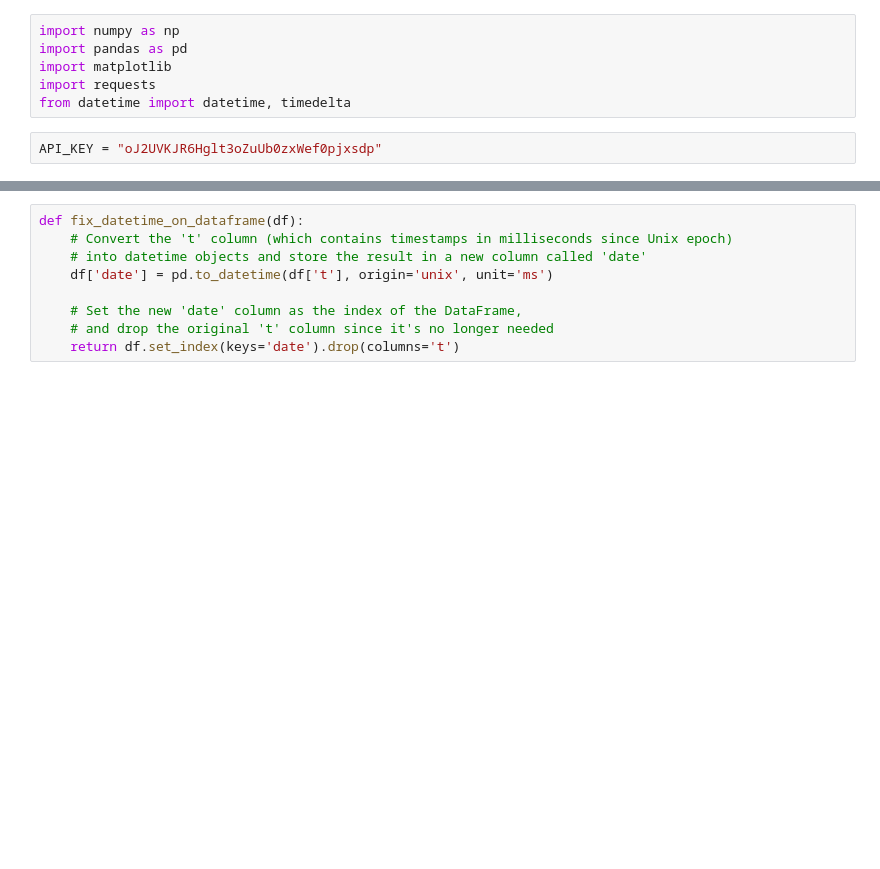
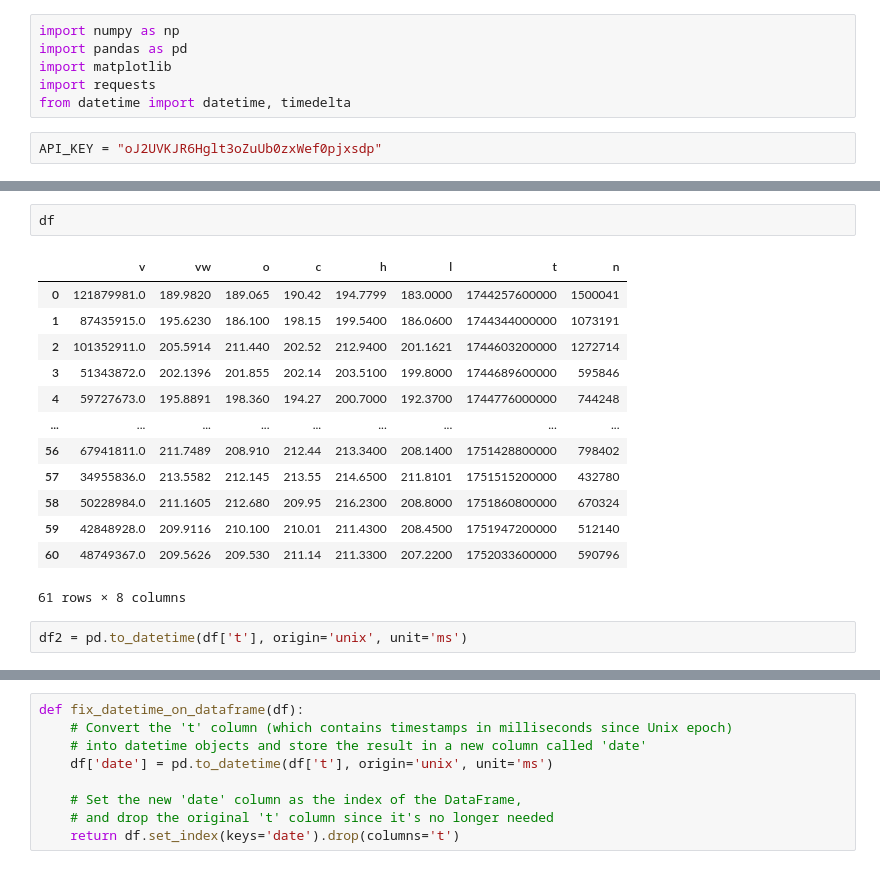
Before and after one commit to Bouchka/lewagon, a Jupyter notebook: 02-Data-Toolkit/02-Data-Sourcing/data-stock-market-api/stocks.ipynb, the cells around one changed output, grey strips where cells are left out. Drawn from its saved outputs; the diff is of its cells as text; blank space fills up the shorter version.

```diff
--- a/02-Data-Toolkit/02-Data-Sourcing/data-stock-market-api/stocks.ipynb
+++ b/02-Data-Toolkit/02-Data-Sourcing/data-stock-market-api/stocks.ipynb
@@ -10,0 +22,18 @@ API_KEY = "oJ2UVKJR6Hglt3oZuUb0zxWef0pjxsdp"
+# %%
+df
+# %% [output]
+|  | v | vw | o | c | h | l | t | n |
+| 0 | 121879981.0 | 189.9820 | 189.065 | 190.42 | 194.7799 | 183.0000 | 1744257600000 | 1500041 |
+| 1 | 87435915.0 | 195.6230 | 186.100 | 198.15 | 199.5400 | 186.0600 | 1744344000000 | 1073191 |
+| 2 | 101352911.0 | 205.5914 | 211.440 | 202.52 | 212.9400 | 201.1621 | 1744603200000 | 1272714 |
+| 3 | 51343872.0 | 202.1396 | 201.855 | 202.14 | 203.5100 | 199.8000 | 1744689600000 | 595846 |
+| 4 | 59727673.0 | 195.8891 | 198.360 | 194.27 | 200.7000 | 192.3700 | 1744776000000 | 744248 |
+| ... | ... | ... | ... | ... | ... | ... | ... | ... |
+| 56 | 67941811.0 | 211.7489 | 208.910 | 212.44 | 213.3400 | 208.1400 | 1751428800000 | 798402 |
+| 57 | 34955836.0 | 213.5582 | 212.145 | 213.55 | 214.6500 | 211.8101 | 1751515200000 | 432780 |
+| 58 | 50228984.0 | 211.1605 | 212.680 | 209.95 | 216.2300 | 208.8000 | 1751860800000 | 670324 |
+| 59 | 42848928.0 | 209.9116 | 210.100 | 210.01 | 211.4300 | 208.4500 | 1751947200000 | 512140 |
+| 60 | 48749367.0 | 209.5626 | 209.530 | 211.14 | 211.3300 | 207.2200 | 1752033600000 | 590796 |
+61 rows × 8 columns
+# %%
+df2 = pd.to_datetime(df['t'], origin='unix', unit='ms')
```
Also changed, not shown: parts of 3 cells of this notebook, 35 other files.
